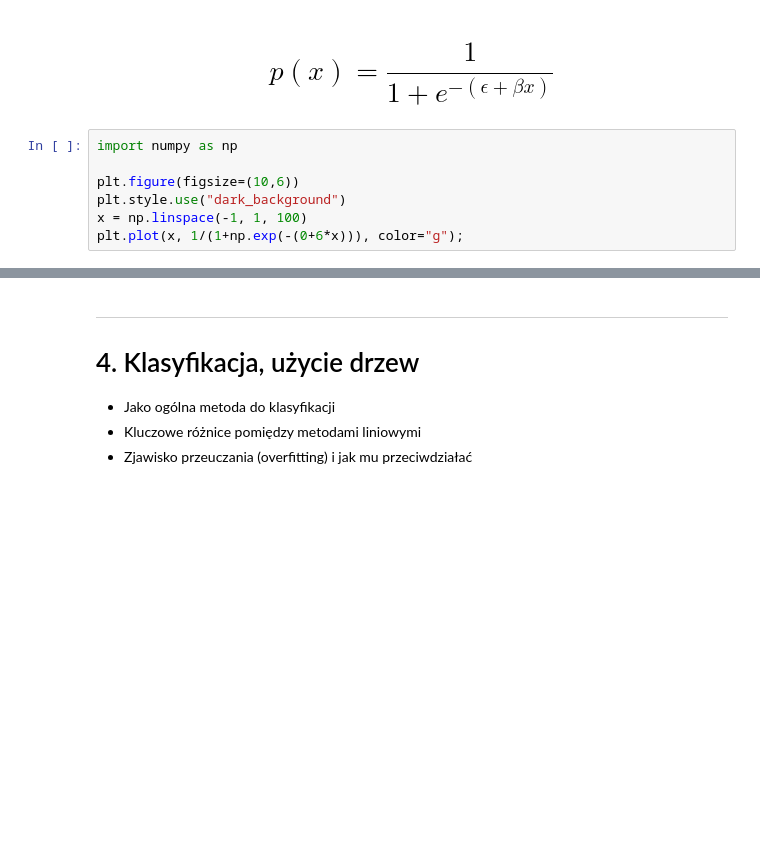
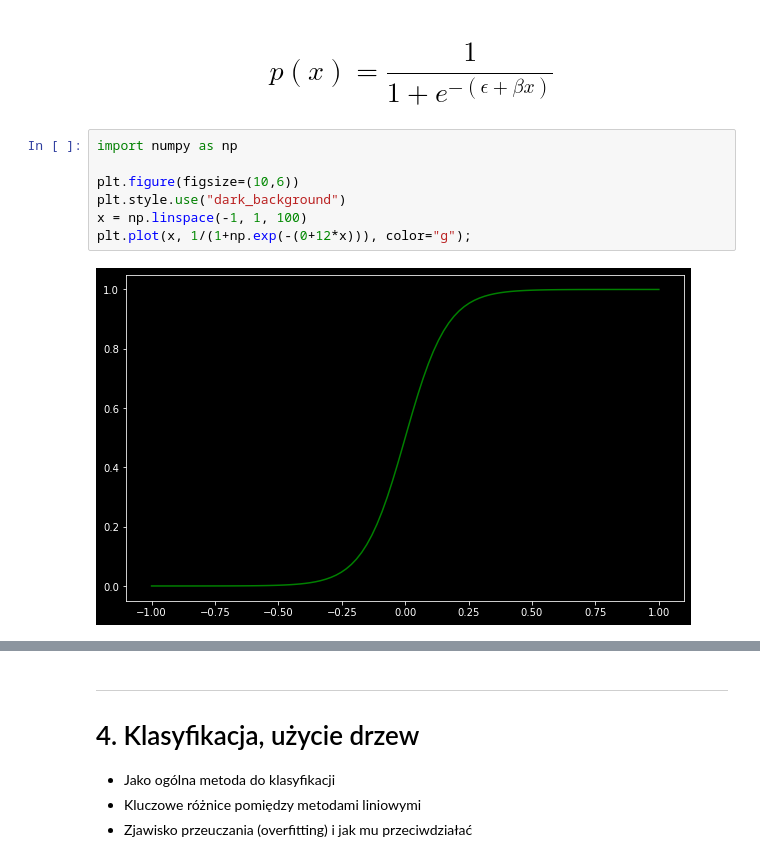
Before and after one commit to MichalKorzycki/NauczanieMaszynowe2023, a Jupyter notebook: ml1.ipynb, the cells around one changed output, grey strips where cells are left out. Drawn from its saved outputs; the diff is of its cells as text; blank space fills up the shorter version.

```diff
--- a/ml1.ipynb
+++ b/ml1.ipynb
@@ -274,10 +393,12 @@ reg.score(X_test, y_test)
 # %%
 import numpy as np
 
 plt.figure(figsize=(10,6))
 plt.style.use("dark_background")
 x = np.linspace(-1, 1, 100)
-plt.plot(x, 1/(1+np.exp(-(0+6*x))), color="g");
+plt.plot(x, 1/(1+np.exp(-(0+12*x))), color="g");
+# %% [output]
+[figure, added]
 # %%
 import matplotlib.pyplot as plt
 from mpl_toolkits.mplot3d import Axes3D
```
Also changed, not shown: parts of 90 cells of this notebook, 6 other files.
